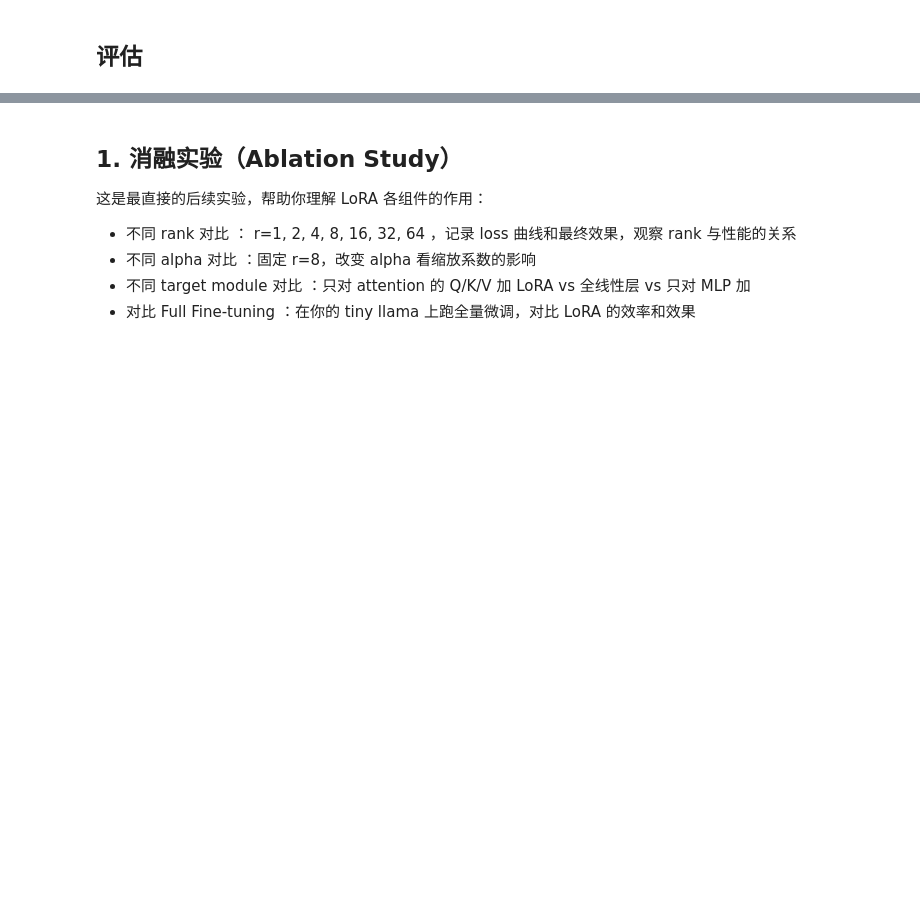
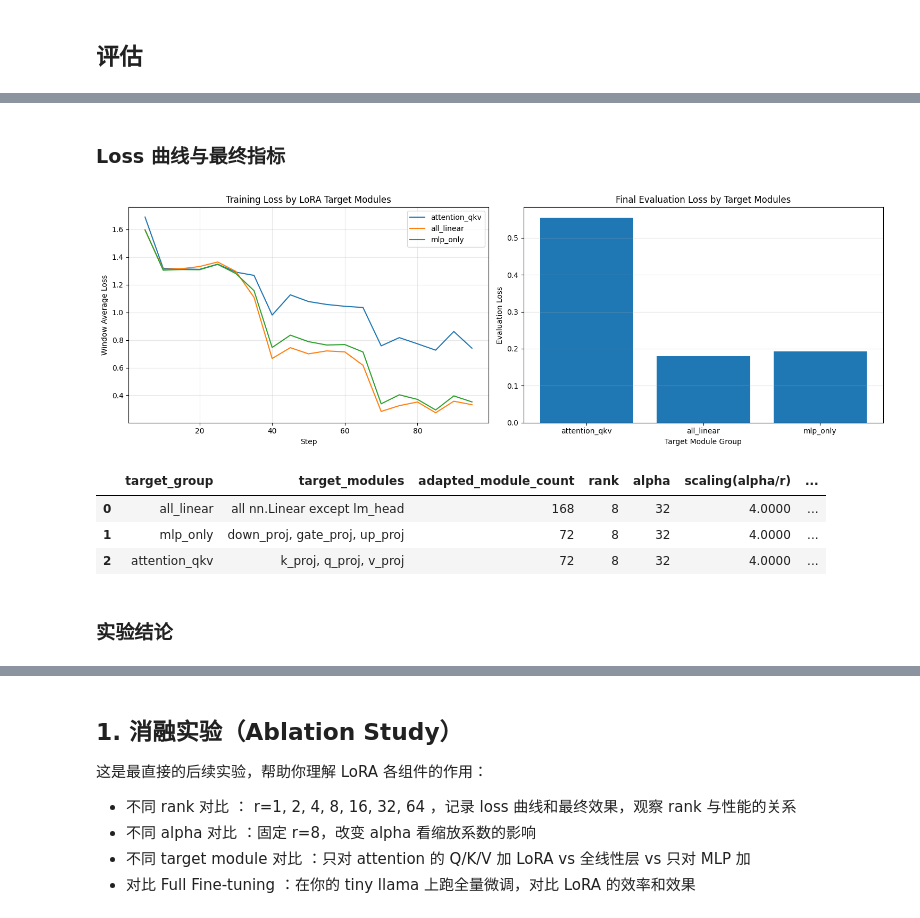
Before and after one commit to ChiTang49/Agent-Learning, a Jupyter notebook: Agentic RL/lab/LoRA-Demo.ipynb, the cells around one changed output, grey strips where cells are left out. Drawn from its saved outputs; the diff is of its cells as text; code cells hidden in the pictures; blank space fills up the shorter version.

```diff
--- a/Agentic RL/lab/LoRA-Demo.ipynb
+++ b/Agentic RL/lab/LoRA-Demo.ipynb
@@ -681,0 +1328,67 @@ You are a helpful assistant<|im_end|>
+# %% [markdown]
+### Loss 曲线与最终指标
+# %%
+fig, axes = plt.subplots(1, 2, figsize=(15, 5))
+for group_name, result in target_results.items():
+    axes[0].plot(
+        result['steps'], result['loss_curve'], label=group_name
+    )
+axes[0].set(
+    title='Training Loss by LoRA Target Modules',
+    xlabel='Step',
+    ylabel='Window Average Loss',
+)
+axes[0].grid(True, alpha=0.3)
+axes[0].legend()
+
+group_names = list(target_results)
+eval_losses = [
+    target_results[name]['final_eval_loss'] for name in group_names
+]
+axes[1].bar(group_names, eval_losses)
+axes[1].set(
+    title='Final Evaluation Loss by Target Modules',
+    xlabel='Target Module Group',
+    ylabel='Evaluation Loss',
+)
+axes[1].grid(True, axis='y', alpha=0.3)
+plt.tight_layout()
+plt.show()
+
+target_summary = pd.DataFrame([
+    {
+        'target_group': group_name,
+        'target_modules': (
+            'all nn.Linear except lm_head'
+            if target_module_groups[group_name] is None
+            else ', '.join(sorted(target_module_groups[group_name]))
+        ),
+        'adapted_module_count': result['adapted_module_count'],
+        'rank': result['rank'],
+        'alpha': result['alpha'],
+        'scaling(alpha/r)': result['scaling'],
+        'trainable_params': result['trainable_params'],
+        'final_train_loss': result['final_train_loss'],
+        'final_eval_loss': result['final_eval_loss'],
+        'perplexity': result['perplexity'],
+        'train_seconds': result['train_seconds'],
+        'peak_memory_gb': result['peak_memory_gb'],
+    }
+    for group_name, result in target_results.items()
+]).sort_values('final_eval_loss').reset_index(drop=True)
+display(target_summary.style.format({
+    'scaling(alpha/r)': '{:.4f}',
+    'final_train_loss': '{:.4f}',
+    'final_eval_loss': '{:.4f}',
+    'perplexity': '{:.2f}',
+    'train_seconds': '{:.1f}',
+    'peak_memory_gb': '{:.2f}',
+}))
+# %% [output]
+[figure, added]
+|  | target_group | target_modules | adapted_module_count | rank | alpha | scaling(alpha/r) | ... |
+| 0 | all_linear | all nn.Linear except lm_head | 168 | 8 | 32 | 4.0000 | ... |
+| 1 | mlp_only | down_proj, gate_proj, up_proj | 72 | 8 | 32 | 4.0000 | ... |
+| 2 | attention_qkv | k_proj, q_proj, v_proj | 72 | 8 | 32 | 4.0000 | ... |
+# %% [markdown]
+### 实验结论
```
Also changed, not shown: parts of 59 cells of this notebook, 2 other files.
